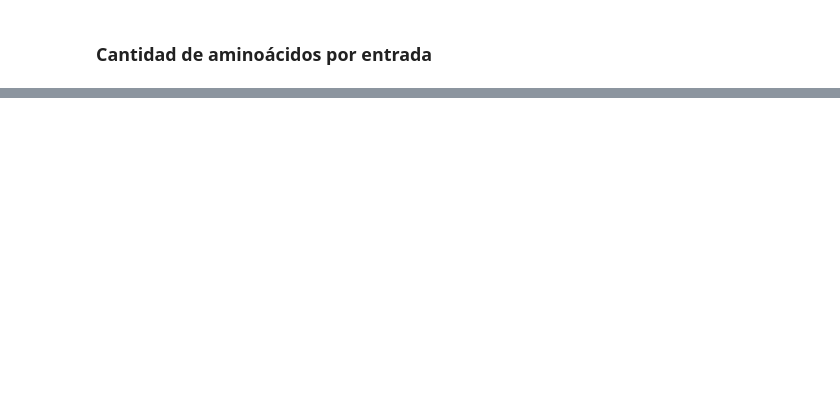
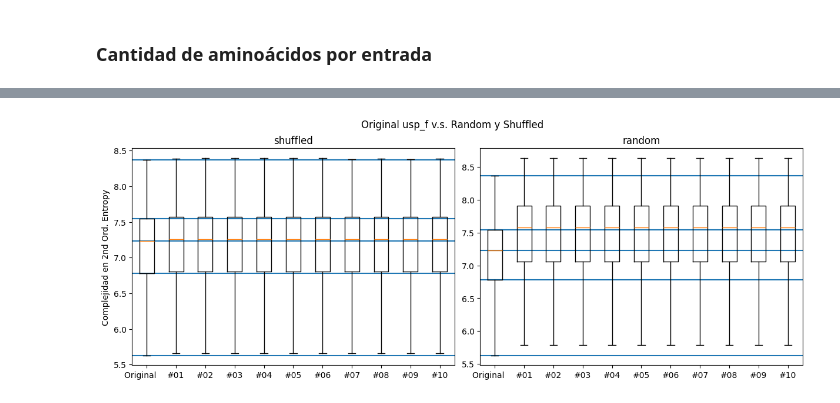
Before and after one commit to marianoOca/tesis, a Jupyter notebook: ploting_boxplots.ipynb, the cells around one changed output, grey strips where cells are left out. Saved outputs shown, nothing was run; the diff lists cells and outputs as text; code cells hidden in the pictures; blank space fills up the shorter version.

```diff
--- a/ploting_boxplots.ipynb
+++ b/ploting_boxplots.ipynb
@@ -55,25 +82,0 @@ plt.show()
-# %%
-#################################################
-
-complexity = "Icalc"
-#complexity = "Discrepancia"
-
-#################################################
-
-if   complexity == "Icalc":
-    source = "results/icalc_" + dataset
-elif complexity == "Discrepancia":
-    source = "results/discr_" + dataset
-
-original = read_list_from_file(source + ".txt")
-shuffled_results = [original]
-random_results = [original]
-
-sizes = read_list_from_file("data/sizes_" + dataset + ".txt")
-
-for i in range(1,11):
-    shuffled_result = make_name(source + "_s", i, ".txt")
-    random_result   = make_name(source + "_r", i, ".txt")
-
-    shuffled_results.append(read_list_from_file(shuffled_result))
-    random_results.append(read_list_from_file(random_result))
@@ -97,10 +82,0 @@ labels = ["Original     ", "#01", "#02", "#03", "#04", "#05", "#06", "#07", "#08
-# %%
-extra_lines = get_boxplot_lines(results[0])
-for l in extra_lines:
-    plt.axhline(l)
-
-plt.boxplot(results, labels = labels)
-
-plt.title("Original " + dataset + " v.s. " + title + " Sets")
-plt.ylabel("Complejidad en " + complexity)
-plt.show()
@@ -128,0 +125,4 @@ plt.show()
+# %%
+plot_boxplot_shuffled_and_random()
+# %% [output]
+[figure, added]
```
Also changed, not shown: parts of 17 cells of this notebook, 2 other files.
